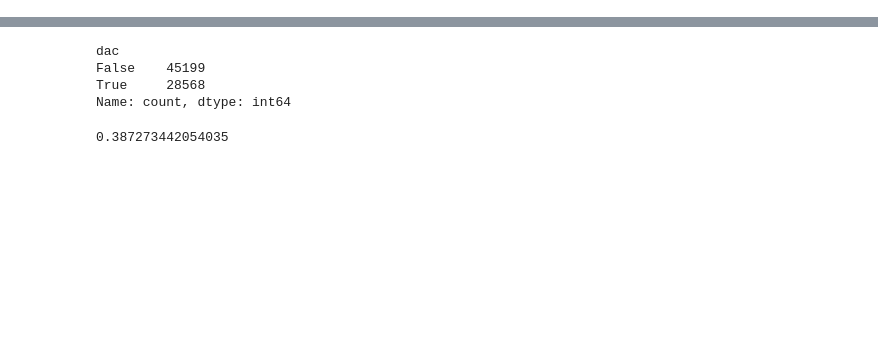
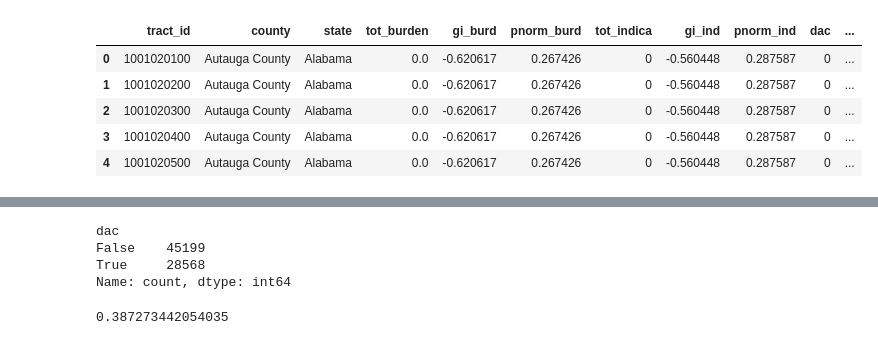
Before and after one commit to haylee360/j40-data-exploration, a Jupyter notebook: docs/test_aggregate.ipynb, the cells around one changed output, grey strips where cells are left out. Saved outputs shown, nothing was run; the diff lists cells and outputs as text; code cells hidden in the pictures; blank space fills up the shorter version.

Commit message:
Run agg with geoda file

```diff
--- a/docs/test_aggregate.ipynb
+++ b/docs/test_aggregate.ipynb
@@ -4,10 +4,23 @@ import numpy as np
 import pandas as pd
 import geopandas as gpd
 import logging
+
+# Remove max columns
+pd.set_option('display.max_columns', None)
 # %%
+# Example input data
+geoda_df = gpd.read_file("/capstone/justice40/data/gi-star-values.geojson")
+dem_df = gpd.read_file("../data/usa_high.geojson")
 
-# Example input data
-initial_state_tracts = gpd.read_file("../data/final_results.geojson")
 
 # Set up logging
 logger = logging.getLogger(__name__)
+# %%
+geoda_df.head()
+# %% [output]
+|  | tract_id | county | state | tot_burden | gi_burd | pnorm_burd | tot_indica | gi_ind | pnorm_ind | dac | ... |
+| 0 | 1001020100 | Autauga County | Alabama | 0.0 | -0.620617 | 0.267426 | 0 | -0.560448 | 0.287587 | 0 | ... |
+| 1 | 1001020200 | Autauga County | Alabama | 0.0 | -0.620617 | 0.267426 | 0 | -0.560448 | 0.287587 | 0 | ... |
+| 2 | 1001020300 | Autauga County | Alabama | 0.0 | -0.620617 | 0.267426 | 0 | -0.560448 | 0.287587 | 0 | ... |
+| 3 | 1001020400 | Autauga County | Alabama | 0.0 | -0.620617 | 0.267426 | 0 | -0.560448 | 0.287587 | 0 | ... |
+| 4 | 1001020500 | Autauga County | Alabama | 0.0 | -0.620617 | 0.267426 | 0 | -0.560448 | 0.287587 | 0 | ... |
```
Also changed, not shown: parts of 14 cells of this notebook.
